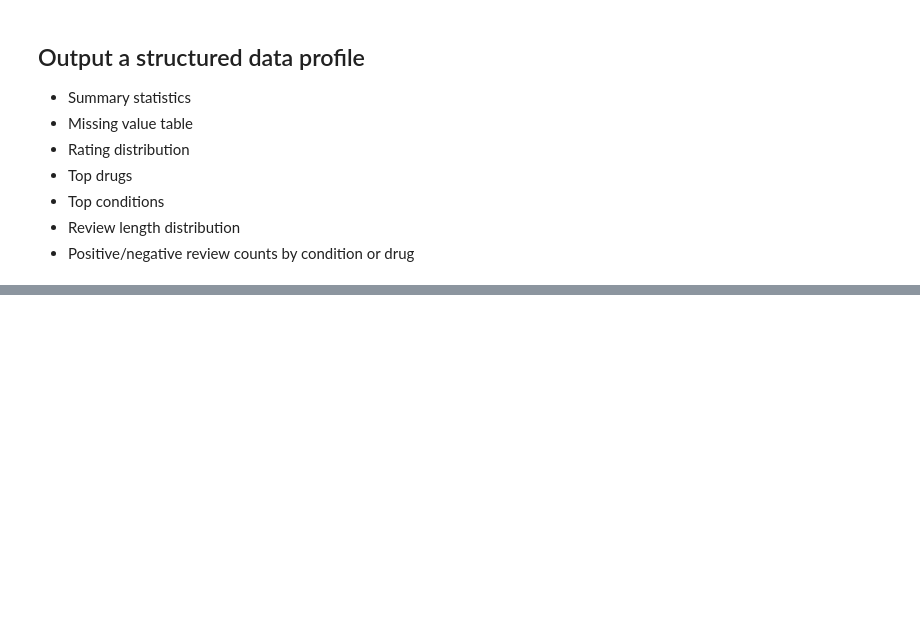
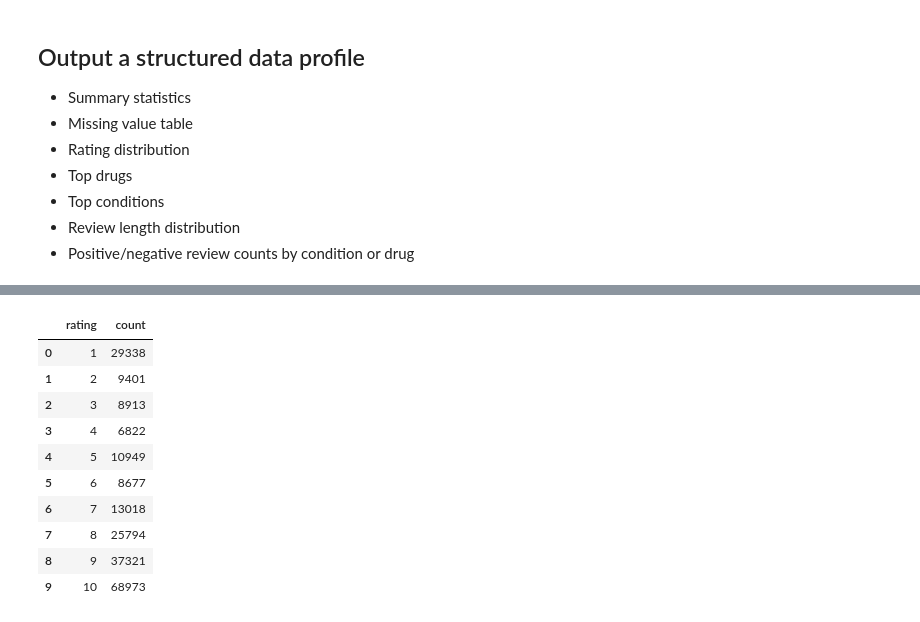
Before and after one commit to mvillanueva00/ADS-509-Final-Project, a Jupyter notebook: preprocessing/drug_review_preprocessing.ipynb, the cells around one changed output, grey strips where cells are left out. Cells and saved outputs as stored; diff of their text form; code cells hidden in the pictures; blank space fills up the shorter version.

```diff
--- a/preprocessing/drug_review_preprocessing.ipynb
+++ b/preprocessing/drug_review_preprocessing.ipynb
@@ -286,3 +345,10 @@ combined_df.to_csv(
 - Possibly helpfulness-weighted rating
 
 Sentiment analysis: What elements of a review make it more helpful to others? Which patients tend to have more negative reviews? Can you determine if a review is positive, neutral, or negative?
+# %%
+# Create review length feature
+cleaned_df["review_length"] = (
+    cleaned_df["review"]
+    .str.split()
+    .str.len()
+)
@@ -298,0 +477,26 @@ Sentiment analysis: What elements of a review make it more helpful to others? Wh
+# %%
+# Fill missing condition values with "Unknown"
+cleaned_df["condition"] = cleaned_df["condition"].fillna("Unknown")
+# %%
+# Rating Distribution Table
+rating_distribution = (
+    cleaned_df["rating"]
+    .value_counts()
+    .sort_index()
+    .reset_index()
+)
+
+rating_distribution.columns = ["rating", "count"]
+rating_distribution
+# %% [output]
+|  | rating | count |
+| 0 | 1 | 29338 |
+| 1 | 2 | 9401 |
+| 2 | 3 | 8913 |
+| 3 | 4 | 6822 |
+| 4 | 5 | 10949 |
+| 5 | 6 | 8677 |
+| 6 | 7 | 13018 |
+| 7 | 8 | 25794 |
+| 8 | 9 | 37321 |
+| 9 | 10 | 68973 |
```
Also changed, not shown: parts of 33 cells of this notebook.
